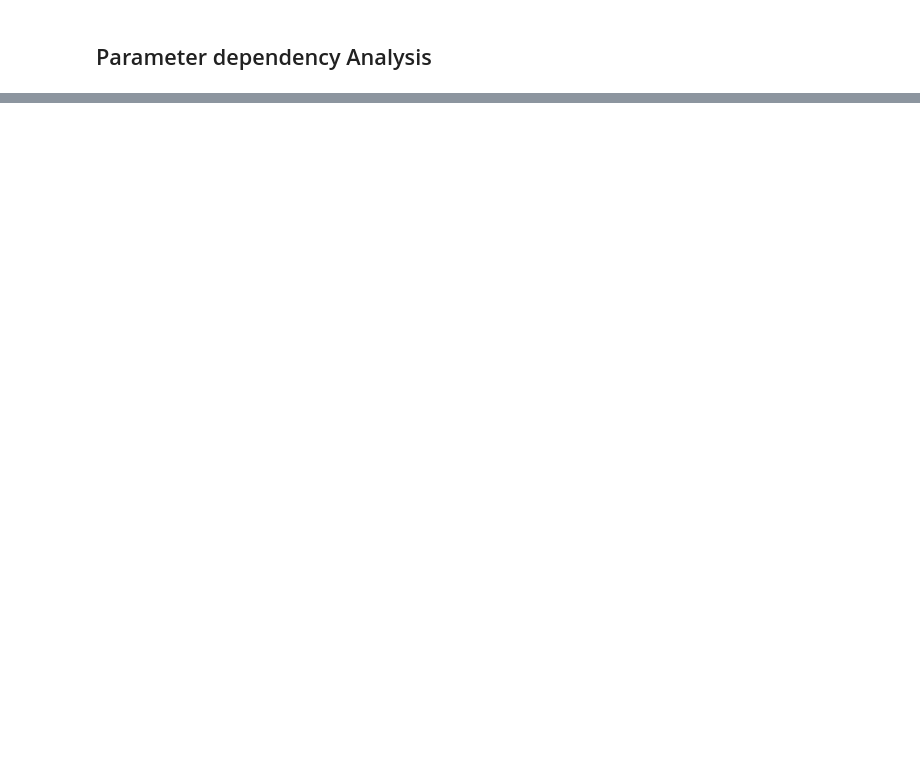
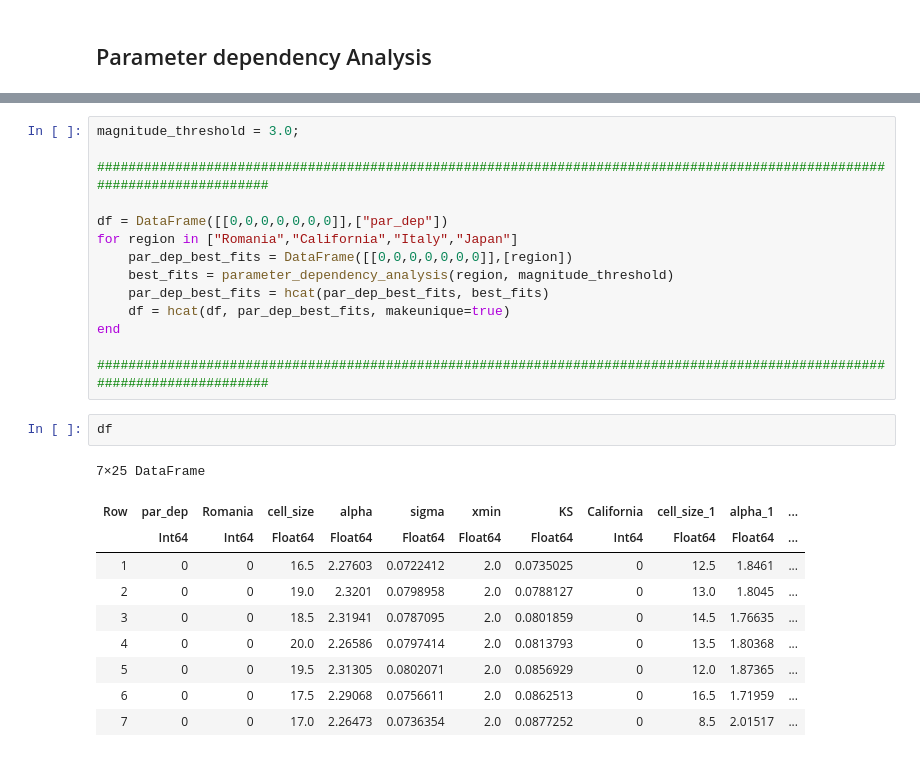
Before and after one commit to gabipana7/earthquake-networks-julia-dev, a Jupyter notebook: networks_parameter_dependency_analysis_and_plot.ipynb, the cells around one changed output, grey strips where cells are left out. Saved outputs shown, nothing was run; the diff lists cells and outputs as text; blank space fills up the shorter version.

```diff
--- a/networks_parameter_dependency_analysis_and_plot.ipynb
+++ b/networks_parameter_dependency_analysis_and_plot.ipynb
@@ -120,0 +150,27 @@ df
+# %%
+magnitude_threshold = 3.0;
+
+###########################################################################################################################
+
+df = DataFrame([[0,0,0,0,0,0,0]],["par_dep"])
+for region in ["Romania","California","Italy","Japan"]
+    par_dep_best_fits = DataFrame([[0,0,0,0,0,0,0]],[region])
+    best_fits = parameter_dependency_analysis(region, magnitude_threshold)
+    par_dep_best_fits = hcat(par_dep_best_fits, best_fits)
+    df = hcat(df, par_dep_best_fits, makeunique=true)
+end
+
+###########################################################################################################################
+# %%
+df
+# %% [output]
+7×25 DataFrame
+| Row | par_dep | Romania | cell_size | alpha | sigma | xmin | KS | California | cell_size_1 | alpha_1 | ... |
+|  | Int64 | Int64 | Float64 | Float64 | Float64 | Float64 | Float64 | Int64 | Float64 | Float64 | ... |
+| 1 | 0 | 0 | 16.5 | 2.27603 | 0.0722412 | 2.0 | 0.0735025 | 0 | 12.5 | 1.8461 | ... |
+| 2 | 0 | 0 | 19.0 | 2.3201 | 0.0798958 | 2.0 | 0.0788127 | 0 | 13.0 | 1.8045 | ... |
+| 3 | 0 | 0 | 18.5 | 2.31941 | 0.0787095 | 2.0 | 0.0801859 | 0 | 14.5 | 1.76635 | ... |
+| 4 | 0 | 0 | 20.0 | 2.26586 | 0.0797414 | 2.0 | 0.0813793 | 0 | 13.5 | 1.80368 | ... |
+| 5 | 0 | 0 | 19.5 | 2.31305 | 0.0802071 | 2.0 | 0.0856929 | 0 | 12.0 | 1.87365 | ... |
+| 6 | 0 | 0 | 17.5 | 2.29068 | 0.0756611 | 2.0 | 0.0862513 | 0 | 16.5 | 1.71959 | ... |
+| 7 | 0 | 0 | 17.0 | 2.26473 | 0.0736354 | 2.0 | 0.0877252 | 0 | 8.5 | 2.01517 | ... |
```
Also changed, not shown: parts of 9 cells of this notebook, 4 other files.
